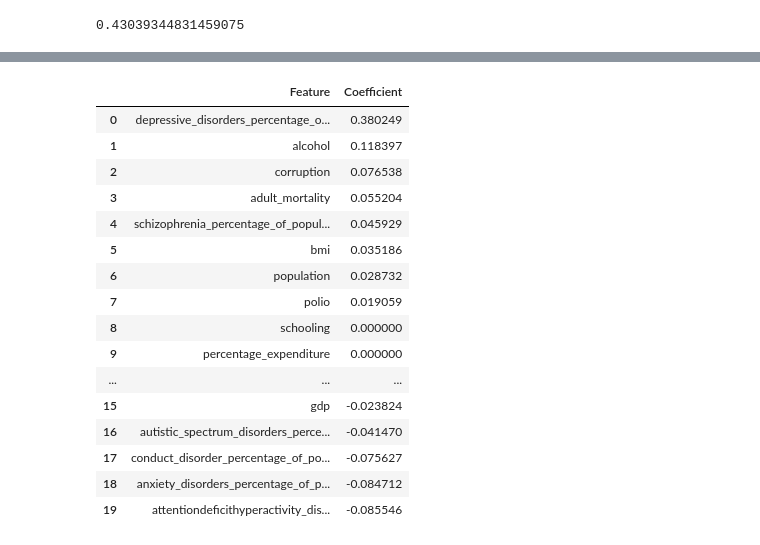
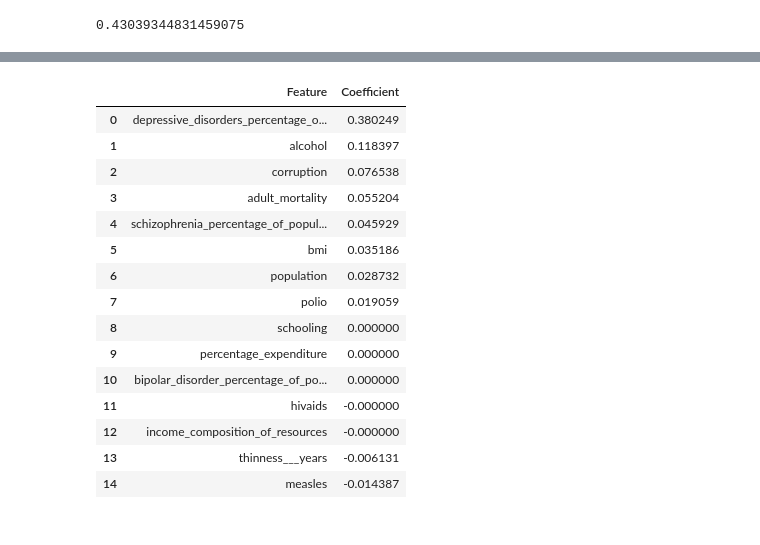
Before and after one commit to leesurkis/project-02, a Jupyter notebook: project2prep/SuicidePredictionModel_FinalModel.ipynb, the cells around one changed output, grey strips where cells are left out. Cells and saved outputs as stored; diff of their text form; code cells hidden in the pictures.

```diff
--- a/project2prep/SuicidePredictionModel_FinalModel.ipynb
+++ b/project2prep/SuicidePredictionModel_FinalModel.ipynb
@@ -127,2 +53,5 @@ dtype: object
+# %%
+X = df.iloc[2,-2]
+y = df['suicide_rate_per__population']
 # %%
 X_train, X_test, y_train, y_test = train_test_split(X, y, test_size=0.2,random_state=42)
@@ -208,3 +69,0 @@ np.where(np.isnan(X))
-# %%
-lasso_model = Lasso(alpha = 0.5)
-lasso_model.fit(X_tr,y_train)
@@ -356,21 +164,23 @@ coef_df.head()
 # %%
+#displaying coefficients in a dataframe
+coef_df = pd.DataFrame(updated_coef)
+coef_df.columns=['Feature','Coefficient']
 coef_df = coef_df.sort_values(by='Coefficient', ascending=False).reset_index(drop=True)
-coef_df.head(20)
+coef_df.head(15)
 # %% [output]
 |  | Feature | Coefficient |
 | 0 | depressive_disorders_percentage_o... | 0.380249 |
 | 1 | alcohol | 0.118397 |
 | 2 | corruption | 0.076538 |
 | 3 | adult_mortality | 0.055204 |
 | 4 | schizophrenia_percentage_of_popul... | 0.045929 |
 | 5 | bmi | 0.035186 |
 | 6 | population | 0.028732 |
 | 7 | polio | 0.019059 |
 | 8 | schooling | 0.000000 |
 | 9 | percentage_expenditure | 0.000000 |
-| ... | ... | ... |
-| 15 | gdp | -0.023824 |
-| 16 | autistic_spectrum_disorders_perce... | -0.041470 |
-| 17 | conduct_disorder_percentage_of_po... | -0.075627 |
-| 18 | anxiety_disorders_percentage_of_p... | -0.084712 |
-| 19 | attentiondeficithyperactivity_dis... | -0.085546 |
+| 10 | bipolar_disorder_percentage_of_po... | 0.000000 |
+| 11 | hivaids | -0.000000 |
+| 12 | income_composition_of_resources | -0.000000 |
+| 13 | thinness___years | -0.006131 |
+| 14 | measles | -0.014387 |
```
Also changed, not shown: parts of 30 cells of this notebook.
